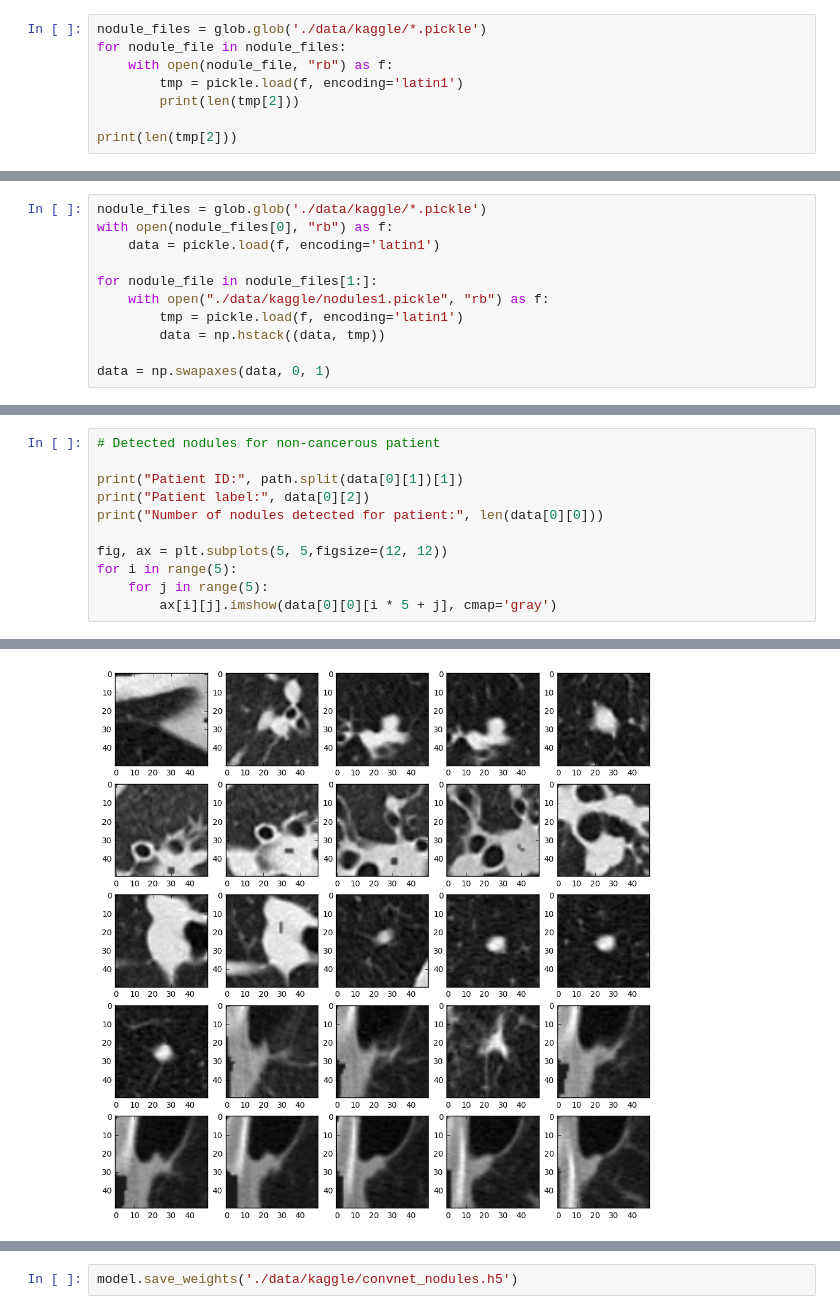
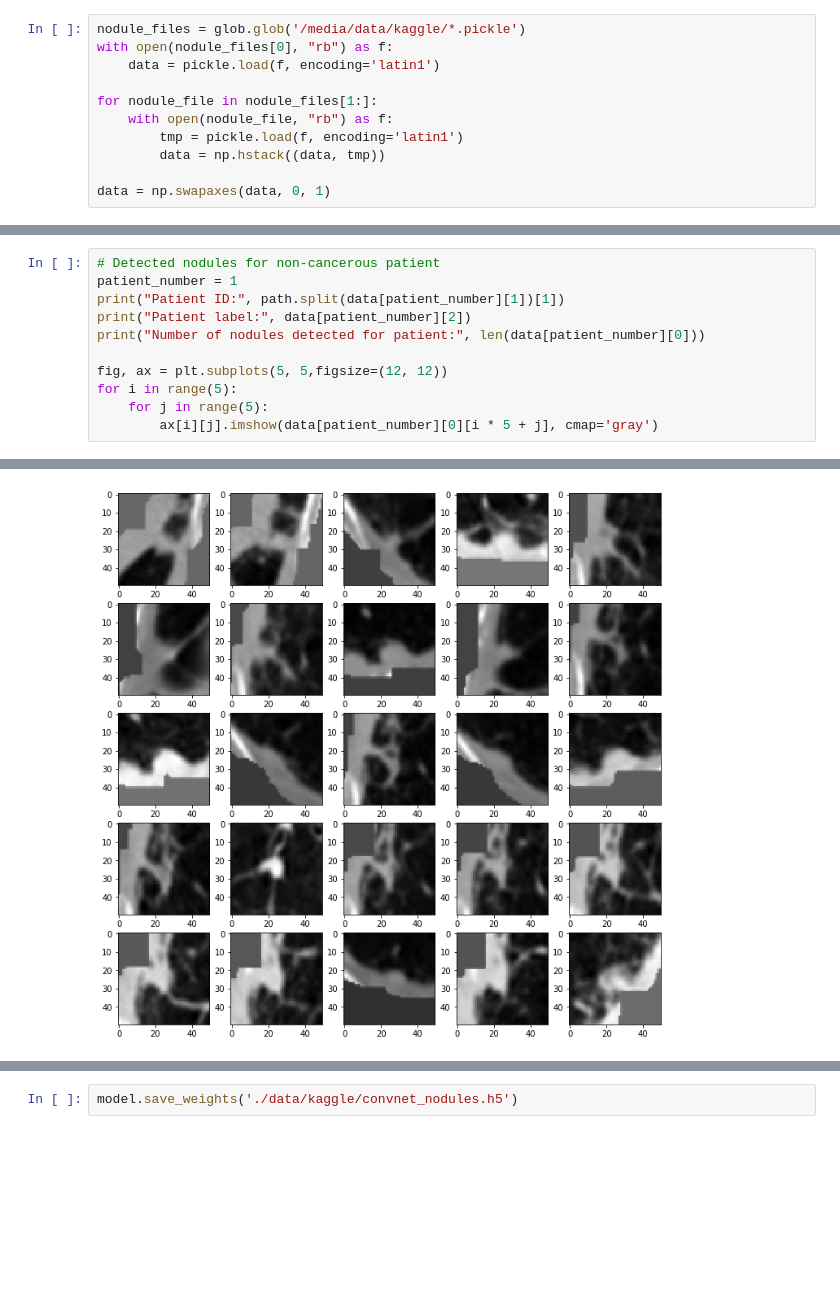
Before and after one commit to olinguyen/kaggle-lung-cancer-detection, a Jupyter notebook: Classification.ipynb, the cells around one changed output, grey strips where cells are left out. Cells and saved outputs as stored; diff of their text form; blank space fills up the shorter version.

```diff
--- a/Classification.ipynb
+++ b/Classification.ipynb
@@ -11,9 +16,12 @@ import pickle
 %matplotlib inline
 # %%
-nodule_files = glob.glob('./data/kaggle/*.pickle')
-for nodule_file in nodule_files:
+nodule_files = glob.glob('/media/data/kaggle/*.pickle')
+with open(nodule_files[0], "rb") as f:
+    data = pickle.load(f, encoding='latin1')
+
+for nodule_file in nodule_files[1:]:
     with open(nodule_file, "rb") as f:
         tmp = pickle.load(f, encoding='latin1')
-        print(len(tmp[2]))
+        data = np.hstack((data, tmp))
 
-print(len(tmp[2]))
+data = np.swapaxes(data, 0, 1)
@@ -28,14 +28,3 @@ print(len(tmp[2]))
-# %%
-nodule_files = glob.glob('./data/kaggle/*.pickle')
-with open(nodule_files[0], "rb") as f:
-    data = pickle.load(f, encoding='latin1')
-
-for nodule_file in nodule_files[1:]:
-    with open("./data/kaggle/nodules1.pickle", "rb") as f:
-        tmp = pickle.load(f, encoding='latin1')
-        data = np.hstack((data, tmp))
-
-data = np.swapaxes(data, 0, 1)
 # %%
 num_patients = data.shape[0]
 print("Number of patients:", num_patients)
@@ -44,12 +33,12 @@ Number of patients: 1200
 # %%
 # Detected nodules for non-cancerous patient
-
-print("Patient ID:", path.split(data[0][1])[1])
-print("Patient label:", data[0][2])
-print("Number of nodules detected for patient:", len(data[0][0]))
+patient_number = 1
+print("Patient ID:", path.split(data[patient_number][1])[1])
+print("Patient label:", data[patient_number][2])
+print("Number of nodules detected for patient:", len(data[patient_number][0]))
 
 fig, ax = plt.subplots(5, 5,figsize=(12, 12))
 for i in range(5):
     for j in range(5):
-        ax[i][j].imshow(data[0][0][i * 5 + j], cmap='gray')
+        ax[i][j].imshow(data[patient_number][0][i * 5 + j], cmap='gray')
 # %% [output]
@@ -59,3 +48,3 @@ Number of nodules detected for patient: 30
-[figure, old version]
+[figure, new version]
 # %%
 # Detected nodules for non-cancerous patient
```
Also changed, not shown: parts of 9 cells of this notebook, 2 other files.
